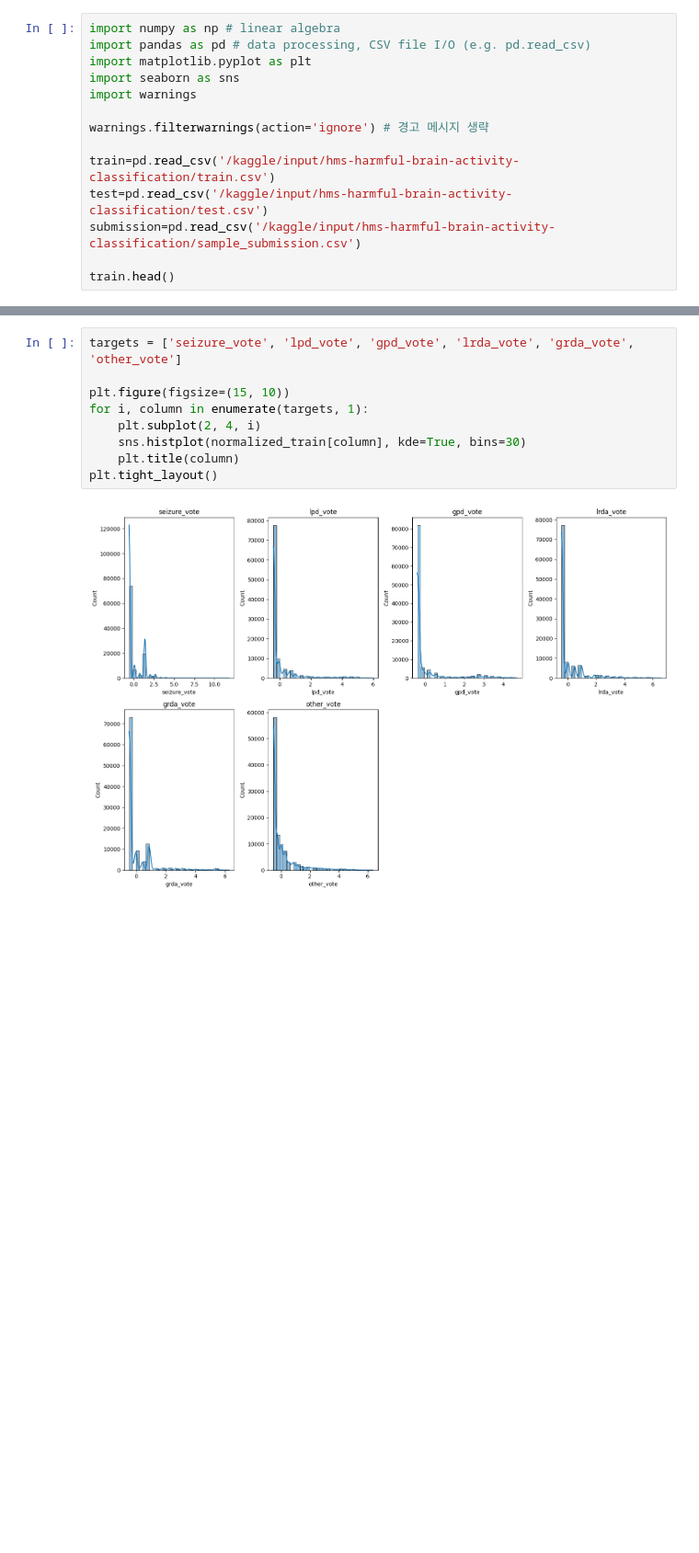
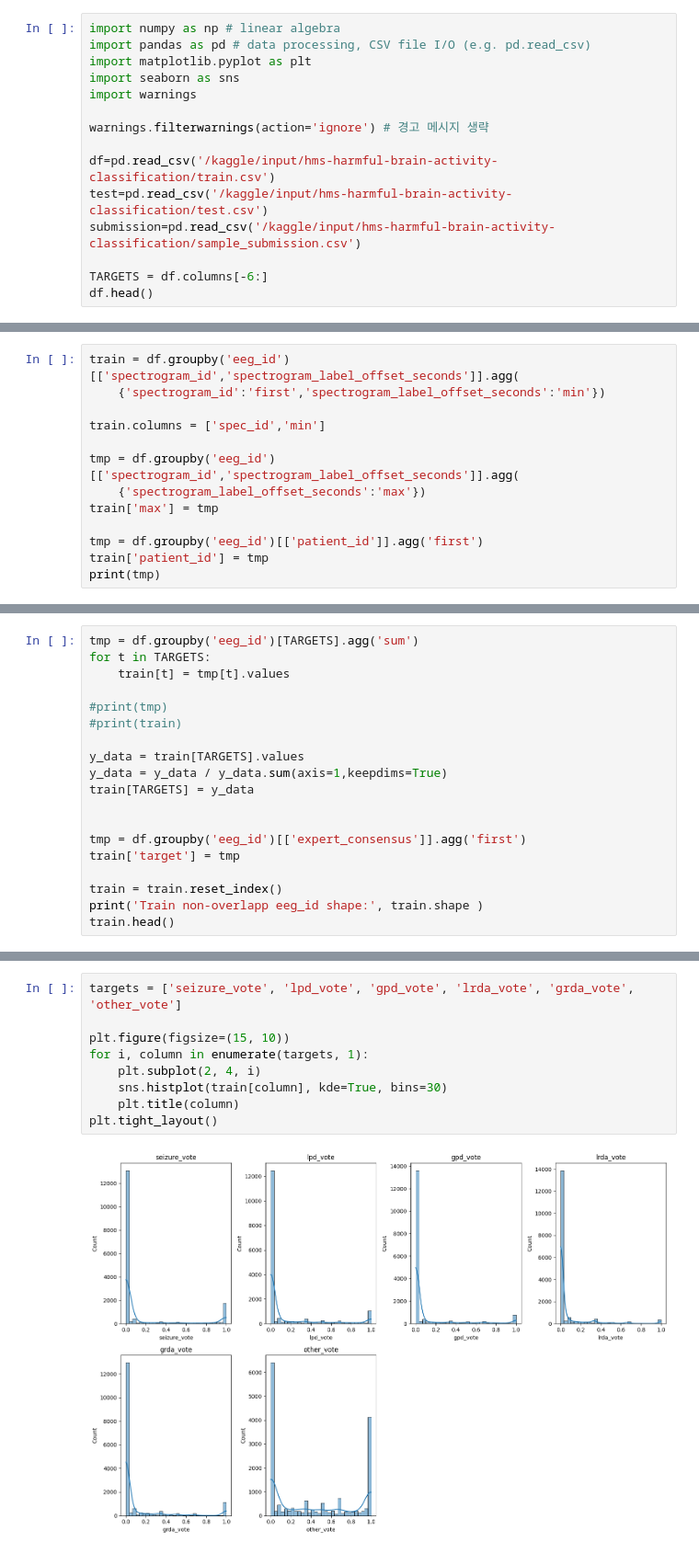
Before and after one commit to bellkjtt/Competition-Kaggle-Dacon, a Jupyter notebook: harmful-brain-baseline.ipynb, the cells around one changed output, grey strips where cells are left out. Shown at 92% size. Saved outputs shown, nothing was run; the diff lists cells and outputs as text; blank space fills up the shorter version.

Commit message:
Kaggle Notebook | Harmful brain-baseline | Version 7

```diff
--- a/harmful-brain-baseline.ipynb
+++ b/harmful-brain-baseline.ipynb
@@ -13,11 +18,12 @@ import warnings
 
 warnings.filterwarnings(action='ignore') # 경고 메시지 생략
 
-train=pd.read_csv('/kaggle/input/hms-harmful-brain-activity-classification/train.csv')
+df=pd.read_csv('/kaggle/input/hms-harmful-brain-activity-classification/train.csv')
 test=pd.read_csv('/kaggle/input/hms-harmful-brain-activity-classification/test.csv')
 submission=pd.read_csv('/kaggle/input/hms-harmful-brain-activity-classification/sample_submission.csv')
 
-train.head()
+TARGETS = df.columns[-6:]
+df.head()
 # %% [output]
 |  | eeg_id | eeg_sub_id | eeg_label_offset_seconds | spectrogram_id | spectrogram_sub_id | spectrogram_label_offset_seconds | ... |
 | 0 | 1628180742 | 0 | 0.0 | 353733 | 0 | 0.0 | ... |
@@ -27,0 +36,13 @@ train.head()
+# %%
+train = df.groupby('eeg_id')[['spectrogram_id','spectrogram_label_offset_seconds']].agg(
+    {'spectrogram_id':'first','spectrogram_label_offset_seconds':'min'})
+
+train.columns = ['spec_id','min']
+
+tmp = df.groupby('eeg_id')[['spectrogram_id','spectrogram_label_offset_seconds']].agg(
+    {'spectrogram_label_offset_seconds':'max'})
+train['max'] = tmp
+
+tmp = df.groupby('eeg_id')[['patient_id']].agg('first')
+train['patient_id'] = tmp
+print(tmp)
@@ -27,0 +83,19 @@ train.head()
+# %%
+tmp = df.groupby('eeg_id')[TARGETS].agg('sum')
+for t in TARGETS:
+    train[t] = tmp[t].values
+
+#print(tmp)
+#print(train)
+
+y_data = train[TARGETS].values
+y_data = y_data / y_data.sum(axis=1,keepdims=True)
+train[TARGETS] = y_data
+
+
+tmp = df.groupby('eeg_id')[['expert_consensus']].agg('first')
+train['target'] = tmp
+
+train = train.reset_index()
+print('Train non-overlapp eeg_id shape:', train.shape )
+train.head()
@@ -208,13 +180,13 @@ should be more nomalized
 # %%
 targets = ['seizure_vote', 'lpd_vote', 'gpd_vote', 'lrda_vote', 'grda_vote', 'other_vote']
 
 plt.figure(figsize=(15, 10))
 for i, column in enumerate(targets, 1):
     plt.subplot(2, 4, i)
-    sns.histplot(normalized_train[column], kde=True, bins=30)
+    sns.histplot(train[column], kde=True, bins=30)
     plt.title(column)
 plt.tight_layout()
 # %% [output]
-[figure, old version]
+[figure, new version]
 # %%
 for feature in targets:
```
Also changed, not shown: parts of 45 cells of this notebook.
